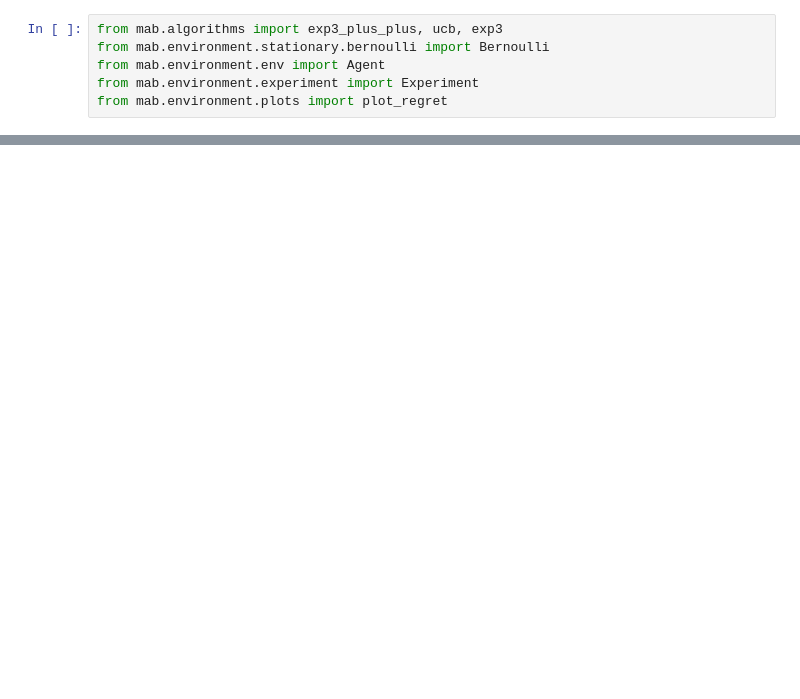
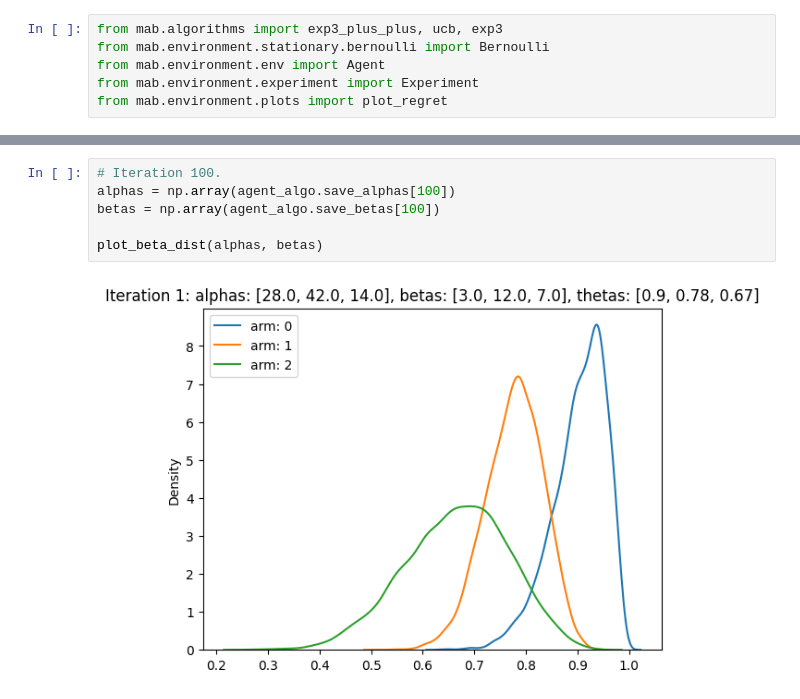
Before and after one commit to kishan-chakraborty/Bandit, a Jupyter notebook: experiments/Thompson Sampling Presentation(DA6071)/experiment_analysis.ipynb, the cells around one changed output, grey strips where cells are left out. Saved outputs shown, nothing was run; the diff lists cells and outputs as text; blank space fills up the shorter version.

```diff
--- a/experiments/Thompson Sampling Presentation(DA6071)/experiment_analysis.ipynb
+++ b/experiments/Thompson Sampling Presentation(DA6071)/experiment_analysis.ipynb
@@ -28,0 +61,8 @@ array([0.89924206, 0.78095238, 0.62068966])
+# %%
+# Iteration 100.
+alphas = np.array(agent_algo.save_alphas[100])
+betas = np.array(agent_algo.save_betas[100])
+
+plot_beta_dist(alphas, betas)
+# %% [output]
+[figure, added]
```
Also changed, not shown: parts of 21 cells of this notebook, 2 other files.
